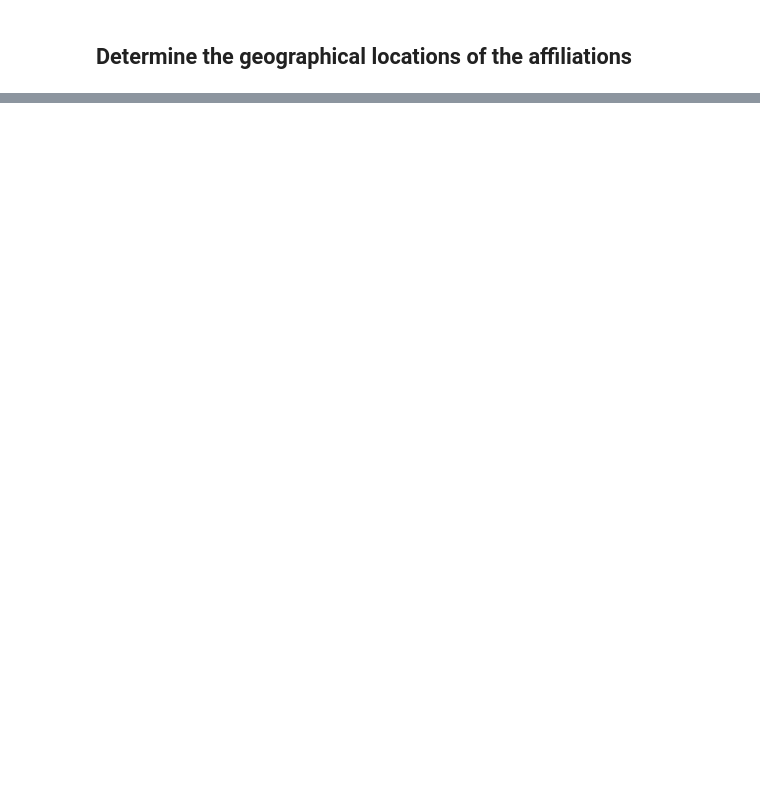
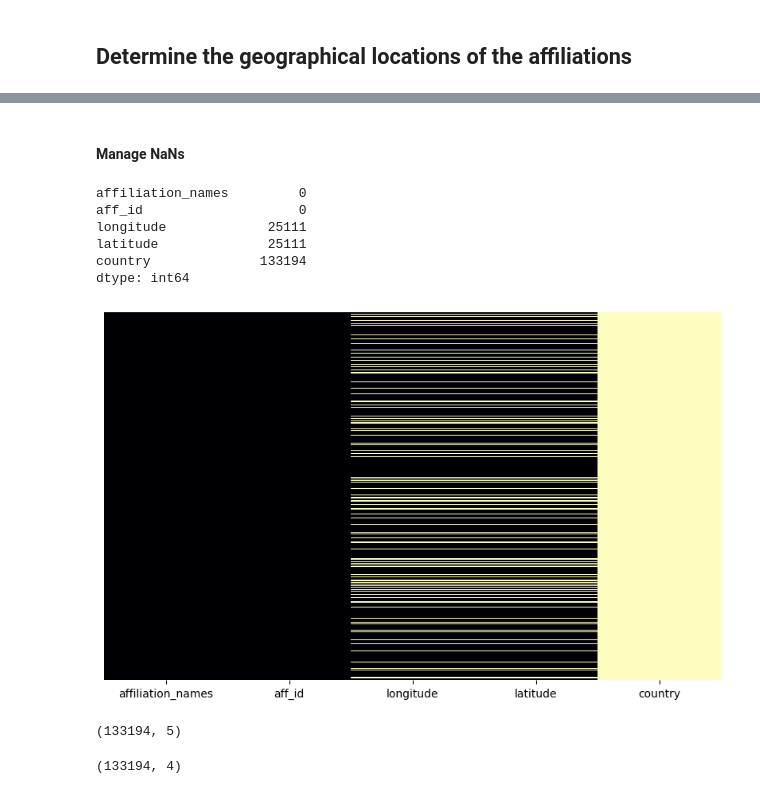
Before and after one commit to inesgcalvo/neuro_papers_db, a Jupyter notebook: notebooks/09_load_affiliations.ipynb, the cells around one changed output, grey strips where cells are left out. Drawn from its saved outputs; the diff is of its cells as text; code cells hidden in the pictures; blank space fills up the shorter version.

```diff
--- a/notebooks/09_load_affiliations.ipynb
+++ b/notebooks/09_load_affiliations.ipynb
@@ -127,8 +110,0 @@ aff_df.head()
-# %%
-display(aff_df.shape)
-aff_df = pd.merge(aff_df, df, left_on='aff_name', right_on='last_auth_aff', how='left')
-display(aff_df.shape)
-# %%
-display(aff_df.shape)
-aff_df = pd.merge(aff_df, df, left_on='aff_name', right_on='first_auth_aff', how='left')
-display(aff_df.shape)
@@ -139,15 +110,0 @@ aff_df.head(2)
-# %%
-cols_to_fill = ['pub_id_x',
-                'authors_x',
-                'auth_aff_list_x',
-                'first_auth_aff_x',
-                'last_auth_aff_x']
-
-for col in cols_to_fill:
-    aff_df[col].fillna(aff_df[col.replace('_x', '_y')], inplace=True)
-
-aff_df.drop(columns=['pub_id_y', 'authors_y', 'auth_aff_list_y', 'first_auth_aff_y', 'last_auth_aff_y'], inplace=True)
-# %%
-for col in cols_to_fill:
-    new_name = col.replace('_x', '')
-    aff_df.rename(columns={col: new_name}, inplace=True)
@@ -189,0 +160,23 @@ aff_df['longitude'], aff_df['latitude'] = zip(*aff_df['aff_name'].apply(obtain_l
+# %% [markdown]
+#### Manage NaNs
+# %%
+aff_df.isna().sum()
+# %% [output]
+affiliation_names         0
+aff_id                    0
+longitude             25111
+latitude              25111
+country              133194
+dtype: int64
+# %%
+view_nan(aff_df)
+# %% [output]
+[figure, added]
+# %%
+to_drop = ['country']
+display(aff_df.shape)
+aff_df = aff_df.drop(columns=to_drop)
+display(aff_df.shape)
+# %% [output]
+(133194, 5)
+(133194, 4)
```
Also changed, not shown: parts of 29 cells of this notebook, 14 other files.
